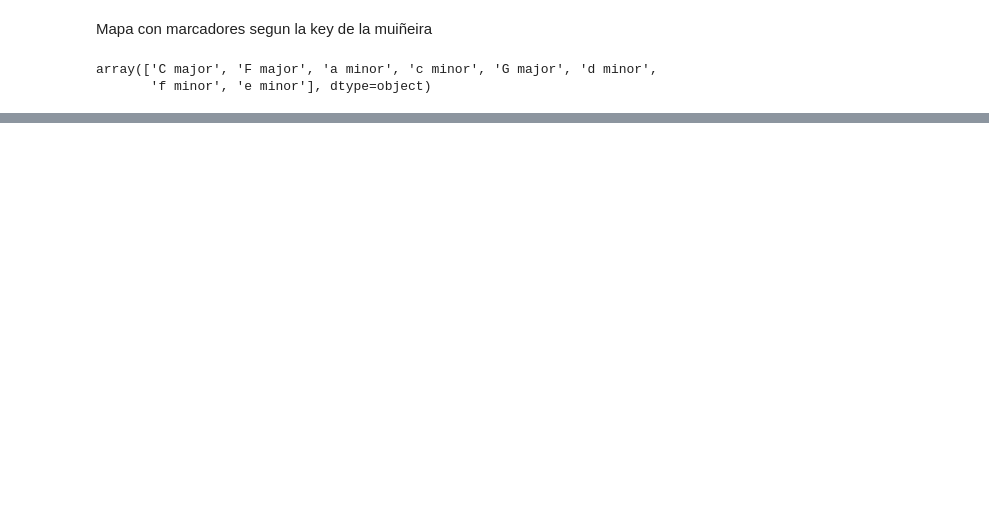
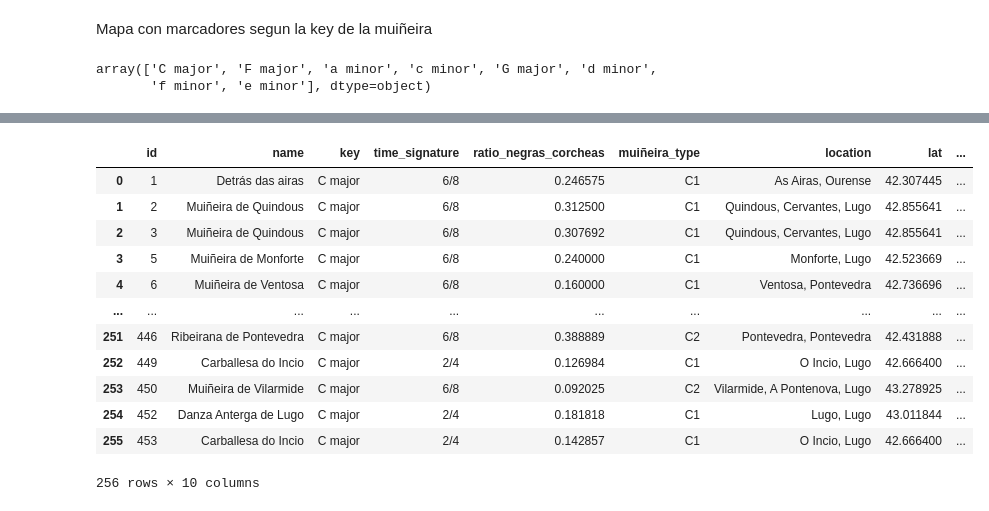
Before and after one commit to iferco/GMD-classification, a Jupyter notebook: testing/data_visualization.ipynb, the cells around one changed output, grey strips where cells are left out. Cells and saved outputs as stored; diff of their text form; code cells hidden in the pictures; blank space fills up the shorter version.

```diff
--- a/testing/data_visualization.ipynb
+++ b/testing/data_visualization.ipynb
@@ -628,3 +664,19 @@ rias_altas_test=get_muiñeiras_in_area(coords)
+# %%
+df
+# %% [output]
+|  | id | name | key | time_signature | ratio_negras_corcheas | muiñeira_type | location | lat | ... |
+| 0 | 1 | Detrás das airas | C major | 6/8 | 0.246575 | C1 | As Airas, Ourense | 42.307445 | ... |
+| 1 | 2 | Muiñeira de Quindous | C major | 6/8 | 0.312500 | C1 | Quindous, Cervantes, Lugo | 42.855641 | ... |
+| 2 | 3 | Muiñeira de Quindous | C major | 6/8 | 0.307692 | C1 | Quindous, Cervantes, Lugo | 42.855641 | ... |
+| 3 | 5 | Muiñeira de Monforte | C major | 6/8 | 0.240000 | C1 | Monforte, Lugo | 42.523669 | ... |
+| 4 | 6 | Muiñeira de Ventosa | C major | 6/8 | 0.160000 | C1 | Ventosa, Pontevedra | 42.736696 | ... |
+| ... | ... | ... | ... | ... | ... | ... | ... | ... | ... |
+| 251 | 446 | Ribeirana de Pontevedra | C major | 6/8 | 0.388889 | C2 | Pontevedra, Pontevedra | 42.431888 | ... |
+| 252 | 449 | Carballesa do Incio | C major | 2/4 | 0.126984 | C1 | O Incio, Lugo | 42.666400 | ... |
+| 253 | 450 | Muiñeira de Vilarmide | C major | 6/8 | 0.092025 | C2 | Vilarmide, A Pontenova, Lugo | 43.278925 | ... |
+| 254 | 452 | Danza Anterga de Lugo | C major | 2/4 | 0.181818 | C1 | Lugo, Lugo | 43.011844 | ... |
+| 255 | 453 | Carballesa do Incio | C major | 2/4 | 0.142857 | C1 | O Incio, Lugo | 42.666400 | ... |
+256 rows × 10 columns
 # %%
 # Create a map object centered on Galicia
 m = folium.Map(location=[42.7, -8.5], zoom_start=8)
```
Also changed, not shown: parts of 7 cells of this notebook, 2 other files.
